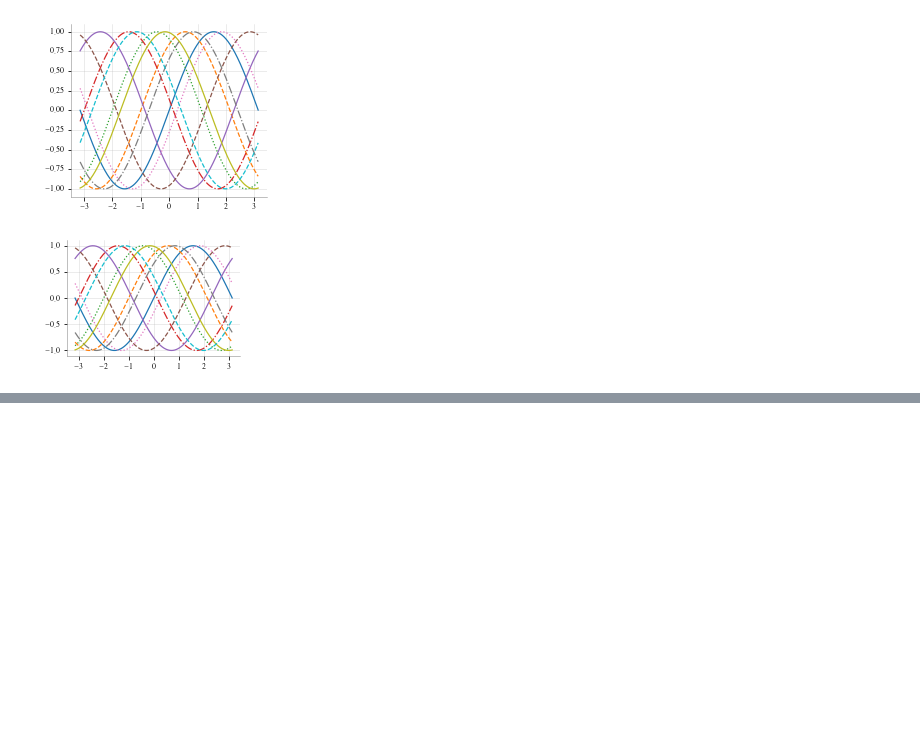
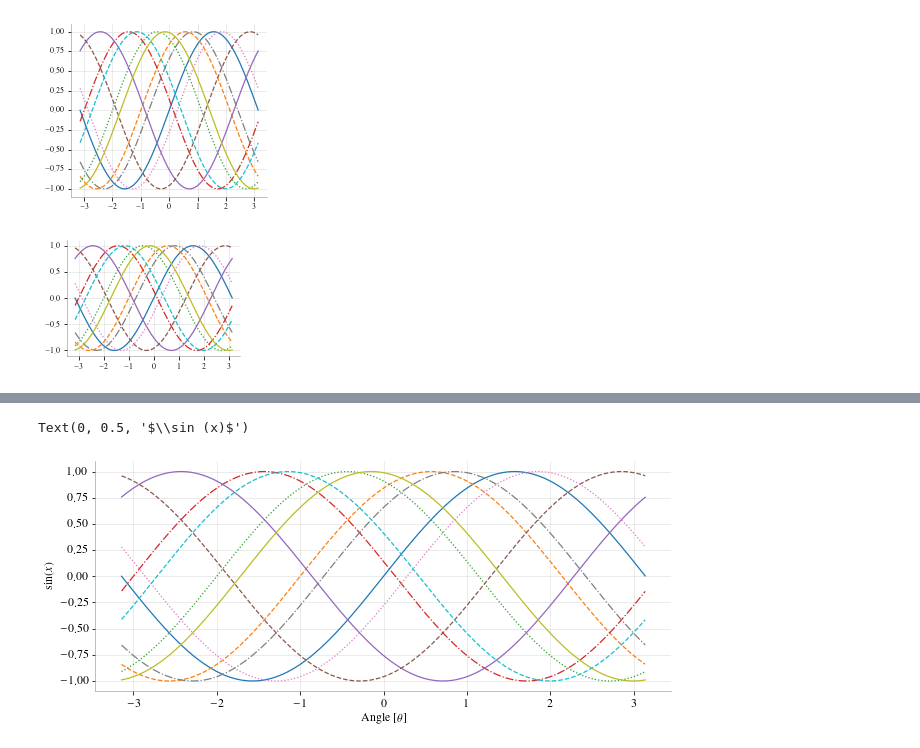
Before and after one commit to md-arif-shaikh/publication-plot-settings, a Jupyter notebook: example.ipynb, the cells around one changed output, grey strips where cells are left out. Saved outputs shown, nothing was run; the diff lists cells and outputs as text; code cells hidden in the pictures; blank space fills up the shorter version.

```diff
--- a/example.ipynb
+++ b/example.ipynb
@@ -39,3 +38,14 @@ Text(0, 0.5, '$\\sin (x)$')
+# %%
+import plotsettings as plts
+fig, ax = plts.set("Notebook", "twocol")
+for idx in range(10):
+    ax.plot(x, np.sin(x + idx))
+ax.grid()
+ax.set_xlabel(r"Angle [$\theta$]")
+ax.set_ylabel(r"$\sin (x)$")
+# %% [output]
+Text(0, 0.5, '$\\sin (x)$')
+[figure, added]
 # %%
 fig, ax = plts.set("PRD", fig_type="twocol")
 for idx in range(10):
```
Also changed, not shown: parts of 5 cells of this notebook, 2 other files.
